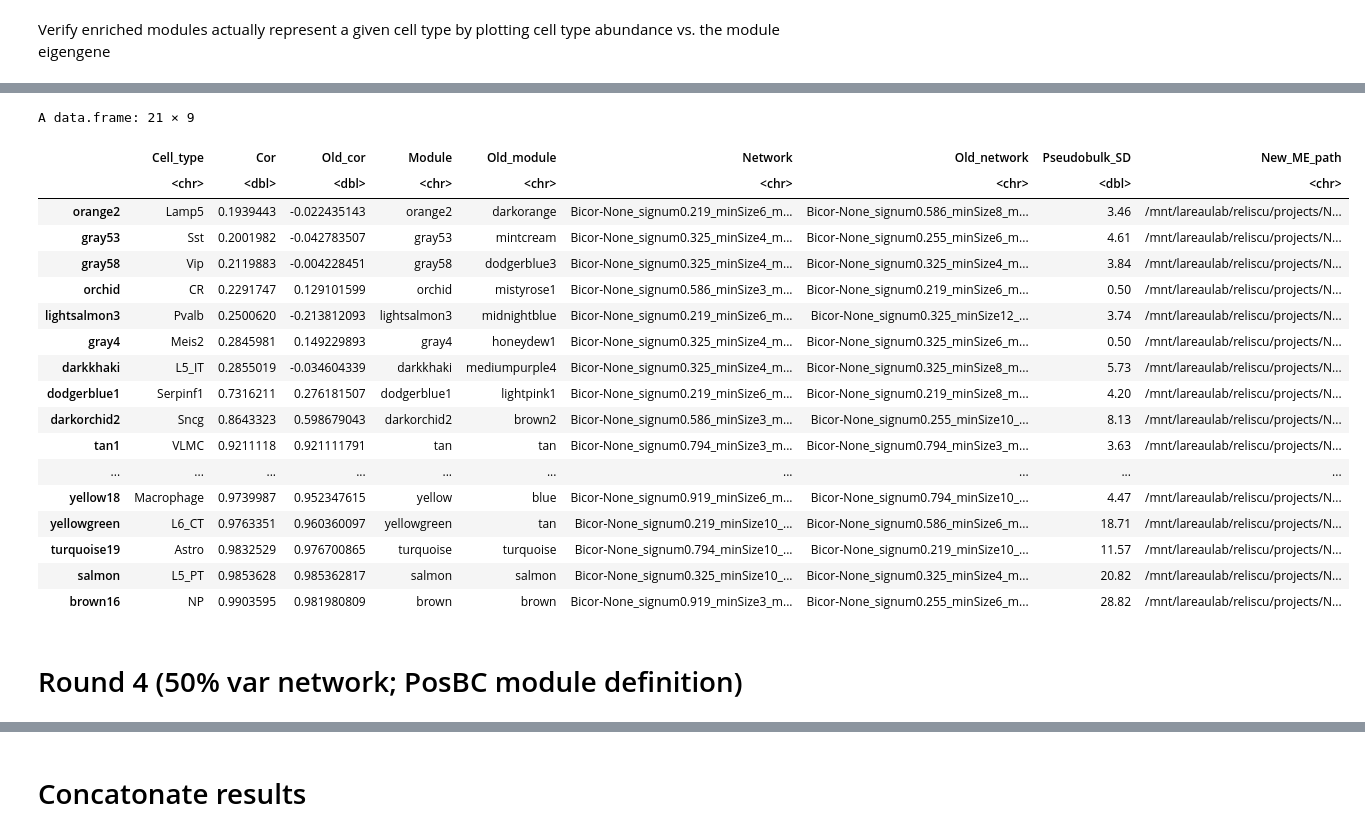
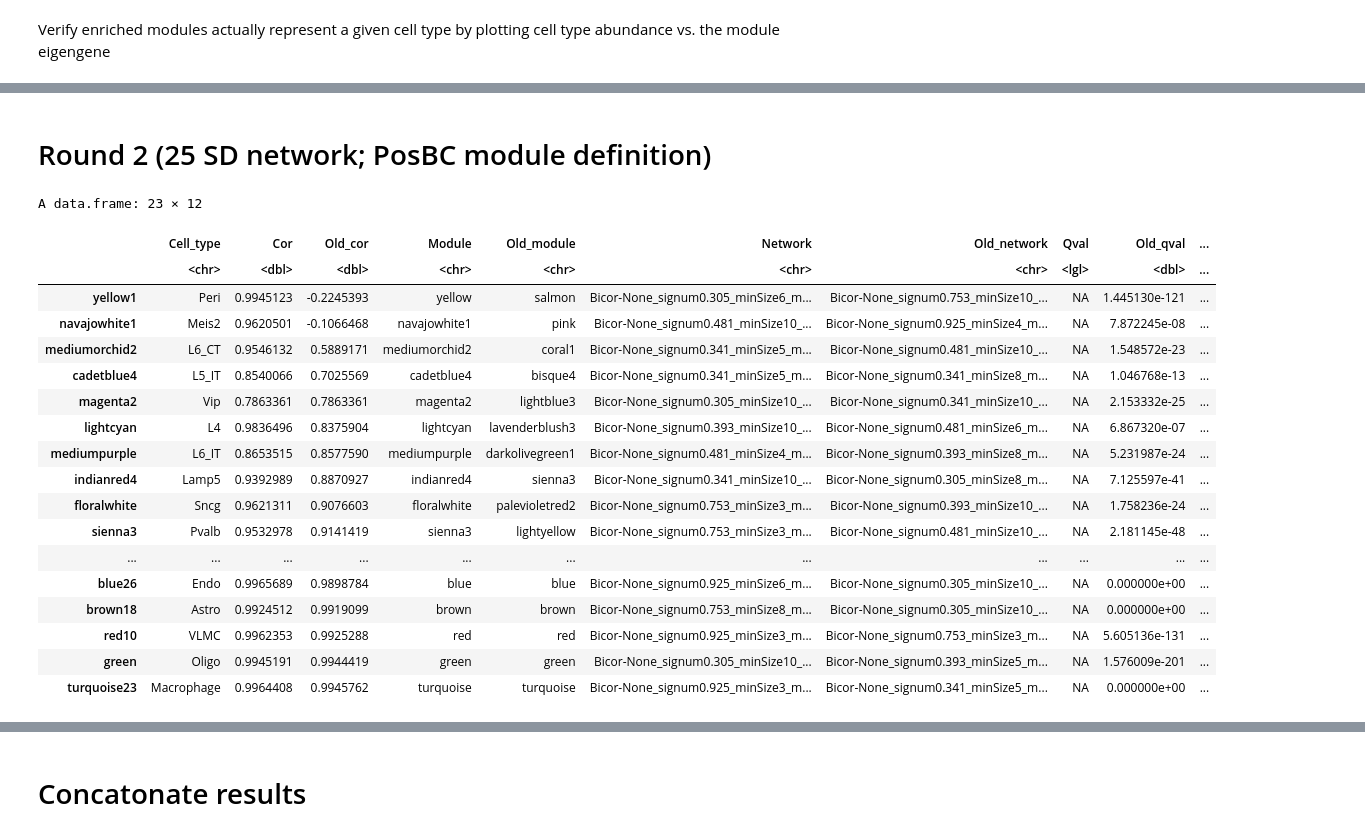
Before and after one commit to reliscu/pseudobulk_splicing_tasic_2018_mouse_ALM, a Jupyter notebook: 08_plot_modules_vs_eigengenes copy.ipynb, the cells around one changed output, grey strips where cells are left out. Drawn from its saved outputs; the diff is of its cells as text; code cells hidden in the pictures.

```diff
--- a/08_plot_modules_vs_eigengenes copy.ipynb
+++ b/08_plot_modules_vs_eigengenes copy.ipynb
@@ -259,25 +157,33 @@ Warning message in cor(frac_per_sample, ME_vec):
+# %% [markdown]
+# Round 2 (25 SD network; PosBC module definition)
+# %%
+network_dir <- "tasic_2018_ALM_STAR_20pcntCells_25SD_200samples_log2_pseudobulk_Modules"
+
+pseudobulk_legend <- read.csv("data/SyntheticDatasets/SyntheticDataset1_20pcntCells_25SD_200samples_legend_03-56-13.csv")
+pseudobulk_legend$Cell.type <- gsub("/", "_", pseudobulk_legend$Cell.type, fixed=TRUE)
+pseudobulk_legend$Cell.type <- gsub(" ", "_", pseudobulk_legend$Cell.type)
+
+top_qval_mods_df <- read.csv("data/tasic_2018_ALM_STAR_donor_cell_type_pseudobulk_DE_genes_dream_unique_20pcntCells_25SD_200samples_log2_pseudobulk_PosBC_top_Qval_modules.csv")
 # %%
-top_corr_mods_0.4pcnt_PosBC_df <- get_top_corr_mods(network_dir, pseudobulk_legend, top_qval_mods_df)
-top_corr_mods_0.4pcnt_PosBC_df
+top_corr_mods_25SD_PosBC_df <- get_top_corr_mods(network_dir, pseudobulk_legend, top_qval_mods_df)
+top_corr_mods_25SD_PosBC_df %>% arrange(Old_cor)
 # %% [output]
-A data.frame: 21 × 9
+A data.frame: 23 × 12
-|  | Cell_type | Cor | Old_cor | Module | Old_module | Network | Old_network | Pseudobulk_SD | New_ME_path |
-|  | <chr> | <dbl> | <dbl> | <chr> | <chr> | <chr> | <chr> | <dbl> | <chr> |
-| orange2 | Lamp5 | 0.1939443 | -0.022435143 | orange2 | darkorange | Bicor-None_signum0.219_minSize6_m... | Bicor-None_signum0.586_minSize8_m... | 3.46 | /mnt/lareaulab/reliscu/projects/N... |
-| gray53 | Sst | 0.2001982 | -0.042783507 | gray53 | mintcream | Bicor-None_signum0.325_minSize4_m... | Bicor-None_signum0.255_minSize6_m... | 4.61 | /mnt/lareaulab/reliscu/projects/N... |
-| gray58 | Vip | 0.2119883 | -0.004228451 | gray58 | dodgerblue3 | Bicor-None_signum0.325_minSize4_m... | Bicor-None_signum0.325_minSize4_m... | 3.84 | /mnt/lareaulab/reliscu/projects/N... |
-| orchid | CR | 0.2291747 | 0.129101599 | orchid | mistyrose1 | Bicor-None_signum0.586_minSize3_m... | Bicor-None_signum0.219_minSize6_m... | 0.50 | /mnt/lareaulab/reliscu/projects/N... |
-| lightsalmon3 | Pvalb | 0.2500620 | -0.213812093 | lightsalmon3 | midnightblue | Bicor-None_signum0.219_minSize6_m... | Bicor-None_signum0.325_minSize12_... | 3.74 | /mnt/lareaulab/reliscu/projects/N... |
-| gray4 | Meis2 | 0.2845981 | 0.149229893 | gray4 | honeydew1 | Bicor-None_signum0.325_minSize4_m... | Bicor-None_signum0.325_minSize6_m... | 0.50 | /mnt/lareaulab/reliscu/projects/N... |
-| darkkhaki | L5_IT | 0.2855019 | -0.034604339 | darkkhaki | mediumpurple4 | Bicor-None_signum0.325_minSize4_m... | Bicor-None_signum0.325_minSize8_m... | 5.73 | /mnt/lareaulab/reliscu/projects/N... |
-| dodgerblue1 | Serpinf1 | 0.7316211 | 0.276181507 | dodgerblue1 | lightpink1 | Bicor-None_signum0.219_minSize6_m... | Bicor-None_signum0.219_minSize8_m... | 4.20 | /mnt/lareaulab/reliscu/projects/N... |
-| darkorchid2 | Sncg | 0.8643323 | 0.598679043 | darkorchid2 | brown2 | Bicor-None_signum0.586_minSize3_m... | Bicor-None_signum0.255_minSize10_... | 8.13 | /mnt/lareaulab/reliscu/projects/N... |
-| tan1 | VLMC | 0.9211118 | 0.921111791 | tan | tan | Bicor-None_signum0.794_minSize3_m... | Bicor-None_signum0.794_minSize3_m... | 3.63 | /mnt/lareaulab/reliscu/projects/N... |
-| ... | ... | ... | ... | ... | ... | ... | ... | ... | ... |
-| yellow18 | Macrophage | 0.9739987 | 0.952347615 | yellow | blue | Bicor-None_signum0.919_minSize6_m... | Bicor-None_signum0.794_minSize10_... | 4.47 | /mnt/lareaulab/reliscu/projects/N... |
-| yellowgreen | L6_CT | 0.9763351 | 0.960360097 | yellowgreen | tan | Bicor-None_signum0.219_minSize10_... | Bicor-None_signum0.586_minSize6_m... | 18.71 | /mnt/lareaulab/reliscu/projects/N... |
-| turquoise19 | Astro | 0.9832529 | 0.976700865 | turquoise | turquoise | Bicor-None_signum0.794_minSize10_... | Bicor-None_signum0.219_minSize10_... | 11.57 | /mnt/lareaulab/reliscu/projects/N... |
-| salmon | L5_PT | 0.9853628 | 0.985362817 | salmon | salmon | Bicor-None_signum0.325_minSize10_... | Bicor-None_signum0.325_minSize4_m... | 20.82 | /mnt/lareaulab/reliscu/projects/N... |
-| brown16 | NP | 0.9903595 | 0.981980809 | brown | brown | Bicor-None_signum0.919_minSize3_m... | Bicor-None_signum0.255_minSize6_m... | 28.82 | /mnt/lareaulab/reliscu/projects/N... |
+|  | Cell_type | Cor | Old_cor | Module | Old_module | Network | Old_network | Qval | Old_qval | ... |
+|  | <chr> | <dbl> | <dbl> | <chr> | <chr> | <chr> | <chr> | <lgl> | <dbl> | ... |
+| yellow1 | Peri | 0.9945123 | -0.2245393 | yellow | salmon | Bicor-None_signum0.305_minSize6_m... | Bicor-None_signum0.753_minSize10_... | NA | 1.445130e-121 | ... |
+| navajowhite1 | Meis2 | 0.9620501 | -0.1066468 | navajowhite1 | pink | Bicor-None_signum0.481_minSize10_... | Bicor-None_signum0.925_minSize4_m... | NA | 7.872245e-08 | ... |
+| mediumorchid2 | L6_CT | 0.9546132 | 0.5889171 | mediumorchid2 | coral1 | Bicor-None_signum0.341_minSize5_m... | Bicor-None_signum0.481_minSize10_... | NA | 1.548572e-23 | ... |
+| cadetblue4 | L5_IT | 0.8540066 | 0.7025569 | cadetblue4 | bisque4 | Bicor-None_signum0.341_minSize5_m... | Bicor-None_signum0.341_minSize8_m... | NA | 1.046768e-13 | ... |
+| magenta2 | Vip | 0.7863361 | 0.7863361 | magenta2 | lightblue3 | Bicor-None_signum0.305_minSize10_... | Bicor-None_signum0.341_minSize10_... | NA | 2.153332e-25 | ... |
+| lightcyan | L4 | 0.9836496 | 0.8375904 | lightcyan | lavenderblush3 | Bicor-None_signum0.393_minSize10_... | Bicor-None_signum0.481_minSize6_m... | NA | 6.867320e-07 | ... |
+| mediumpurple | L6_IT | 0.8653515 | 0.8577590 | mediumpurple | darkolivegreen1 | Bicor-None_signum0.481_minSize4_m... | Bicor-None_signum0.393_minSize8_m... | NA | 5.231987e-24 | ... |
+| indianred4 | Lamp5 | 0.9392989 | 0.8870927 | indianred4 | sienna3 | Bicor-None_signum0.341_minSize10_... | Bicor-None_signum0.305_minSize8_m... | NA | 7.125597e-41 | ... |
+| floralwhite | Sncg | 0.9621311 | 0.9076603 | floralwhite | palevioletred2 | Bicor-None_signum0.753_minSize3_m... | Bicor-None_signum0.393_minSize10_... | NA | 1.758236e-24 | ... |
+| sienna3 | Pvalb | 0.9532978 | 0.9141419 | sienna3 | lightyellow | Bicor-None_signum0.753_minSize3_m... | Bicor-None_signum0.481_minSize10_... | NA | 2.181145e-48 | ... |
+| ... | ... | ... | ... | ... | ... | ... | ... | ... | ... | ... |
+| blue26 | Endo | 0.9965689 | 0.9898784 | blue | blue | Bicor-None_signum0.925_minSize6_m... | Bicor-None_signum0.305_minSize10_... | NA | 0.000000e+00 | ... |
+| brown18 | Astro | 0.9924512 | 0.9919099 | brown | brown | Bicor-None_signum0.753_minSize8_m... | Bicor-None_signum0.305_minSize10_... | NA | 0.000000e+00 | ... |
+| red10 | VLMC | 0.9962353 | 0.9925288 | red | red | Bicor-None_signum0.925_minSize3_m... | Bicor-None_signum0.753_minSize3_m... | NA | 5.605136e-131 | ... |
+| green | Oligo | 0.9945191 | 0.9944419 | green | green | Bicor-None_signum0.305_minSize10_... | Bicor-None_signum0.393_minSize5_m... | NA | 1.576009e-201 | ... |
+| turquoise23 | Macrophage | 0.9964408 | 0.9945762 | turquoise | turquoise | Bicor-None_signum0.925_minSize3_m... | Bicor-None_signum0.341_minSize5_m... | NA | 0.000000e+00 | ... |
-# %% [markdown]
-# Round 4 (50% var network; PosBC module definition)
```
Also changed, not shown: parts of 67 cells of this notebook, 5 other files.
